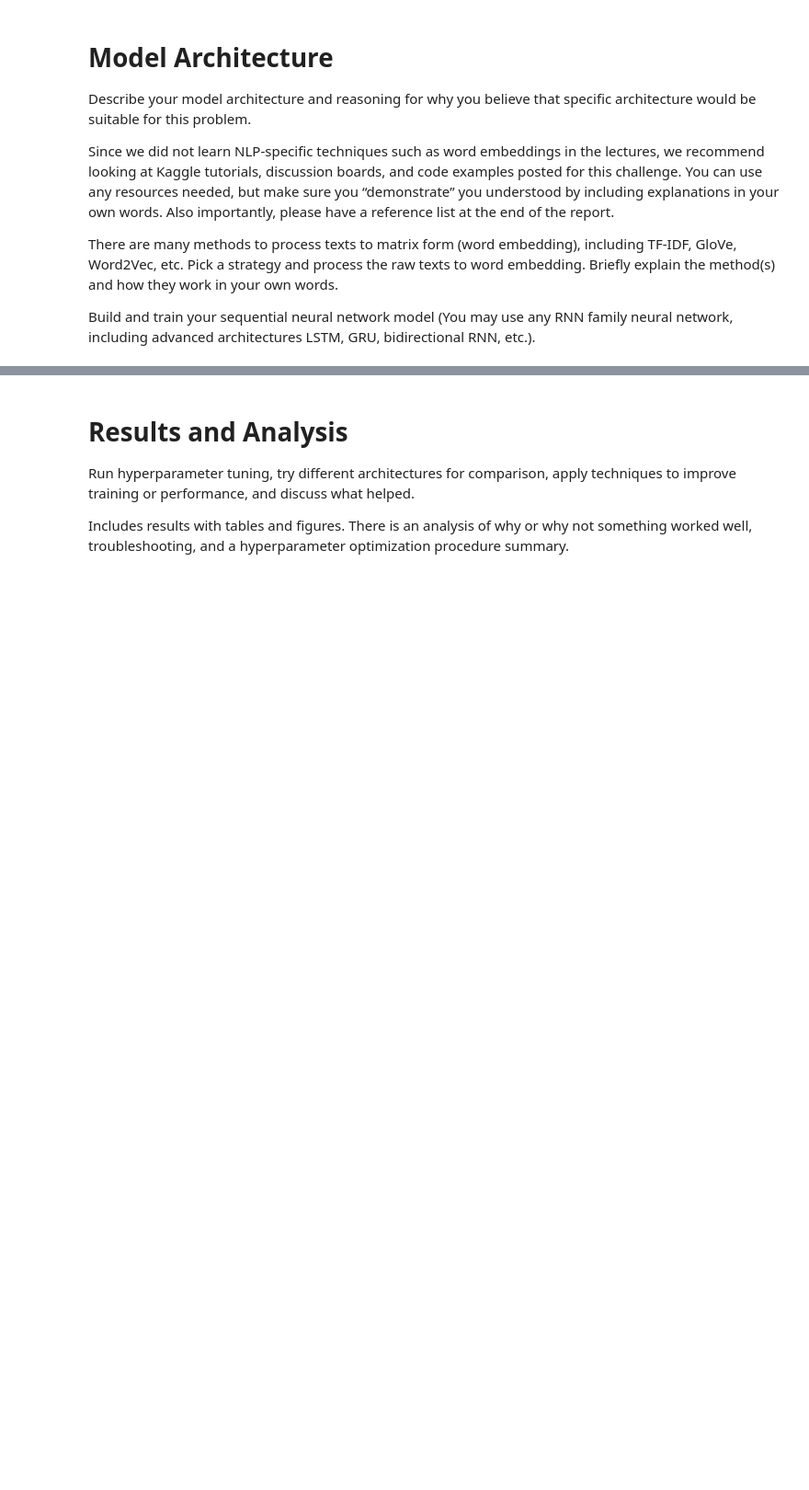
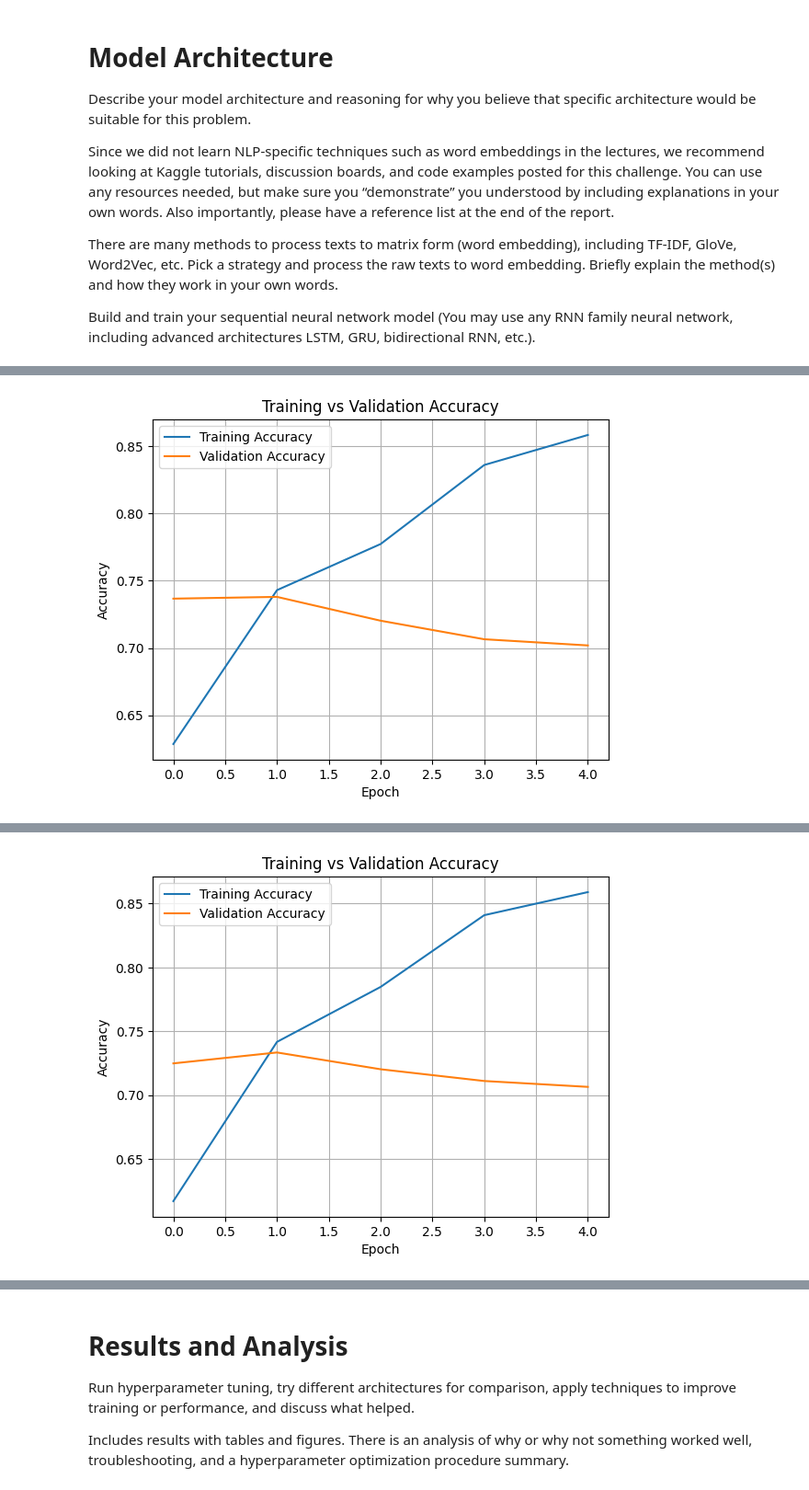
Before and after one commit to nickStanisic/Disaster-Detector, a Jupyter notebook: DisasterDetector.ipynb, the cells around one changed output, grey strips where cells are left out. Shown at 92% size. Saved outputs shown, nothing was run; the diff lists cells and outputs as text; code cells hidden in the pictures; blank space fills up the shorter version.

Commit message:
Add files via upload
Added text embedding, location and keyword encoding, model trials and hyper parameter tuning.

```diff
--- a/DisasterDetector.ipynb
+++ b/DisasterDetector.ipynb
@@ -267,0 +398,54 @@ word2vec = KeyedVectors.load_word2vec_format(word2vec_path, binary=True)
+# %%
+#split training data into validation and training data
+from sklearn.model_selection import train_test_split
+
+# Assuming you already have these from preprocessing
+X_text = X_text_padded
+X_keyword = df_train['keyword_encoded'].values
+X_location = df_train['location_encoded'].values
+y = df_train['target'].values
+
+# Split
+X_text_train, X_text_val, \
+X_keyword_train, X_keyword_val, \
+X_location_train, X_location_val, \
+y_train, y_val = train_test_split(
+    X_text, X_keyword, X_location, y,
+    test_size=0.2,
+    random_state=0
+)
+# %%
+#fit model with split train/val data
+def Fit_Model(model):
+    history = model.fit(
+        x={
+            'text_input': X_text_train,
+            'keyword_input': X_keyword_train,
+            'location_input': X_location_train
+        },
+        y=y_train,
+        validation_data=(
+            {
+                'text_input': X_text_val,
+                'keyword_input': X_keyword_val,
+                'location_input': X_location_val
+            },
+            y_val
+        ),
+        epochs=5,
+        batch_size=32
+    )
+    plt.plot(history.history['accuracy'], label='Training Accuracy')
+    plt.plot(history.history['val_accuracy'], label='Validation Accuracy')
+    plt.title('Training vs Validation Accuracy')
+    plt.xlabel('Epoch')
+    plt.ylabel('Accuracy')
+    plt.legend()
+    plt.grid(True)
+    plt.show()
+
+
+Fit_Model(model1)
+Fit_Model(model2)
+Fit_Model(model3)
+# %% [output]
@@ -267,0 +462 @@ word2vec = KeyedVectors.load_word2vec_format(word2vec_path, binary=True)
+[figure, added]
@@ -267,0 +473 @@ word2vec = KeyedVectors.load_word2vec_format(word2vec_path, binary=True)
+[figure, added]
```
Also changed, not shown: parts of 17 cells of this notebook.
